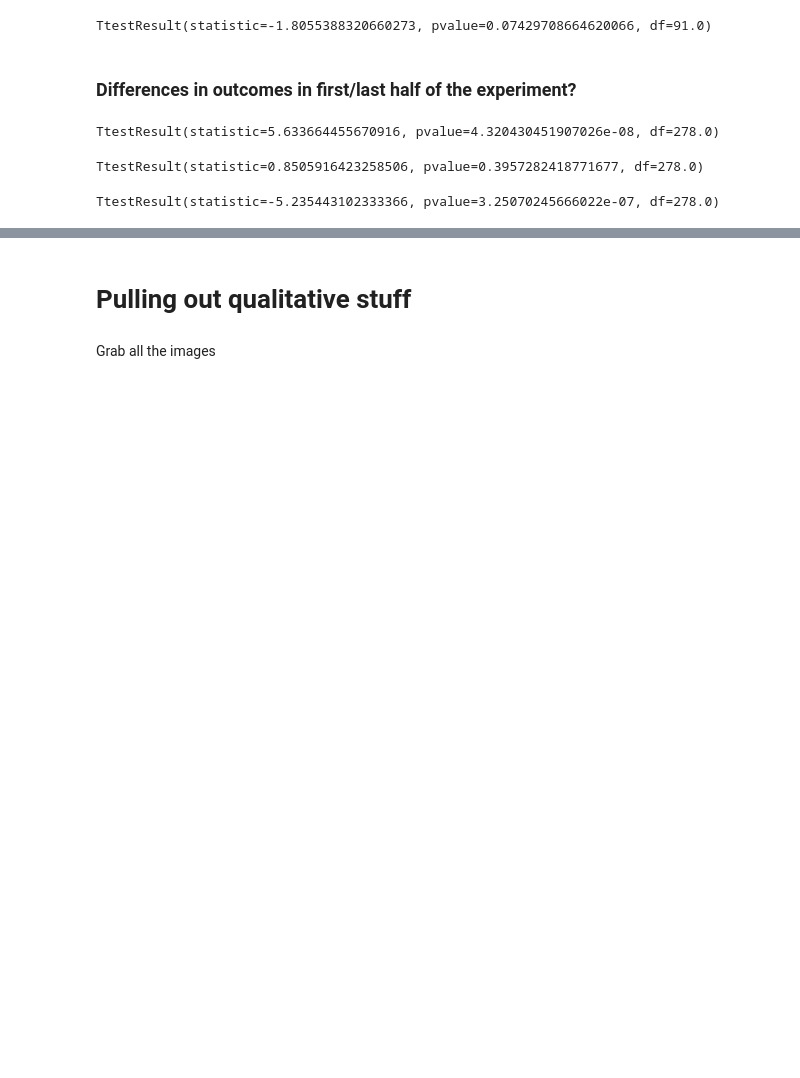
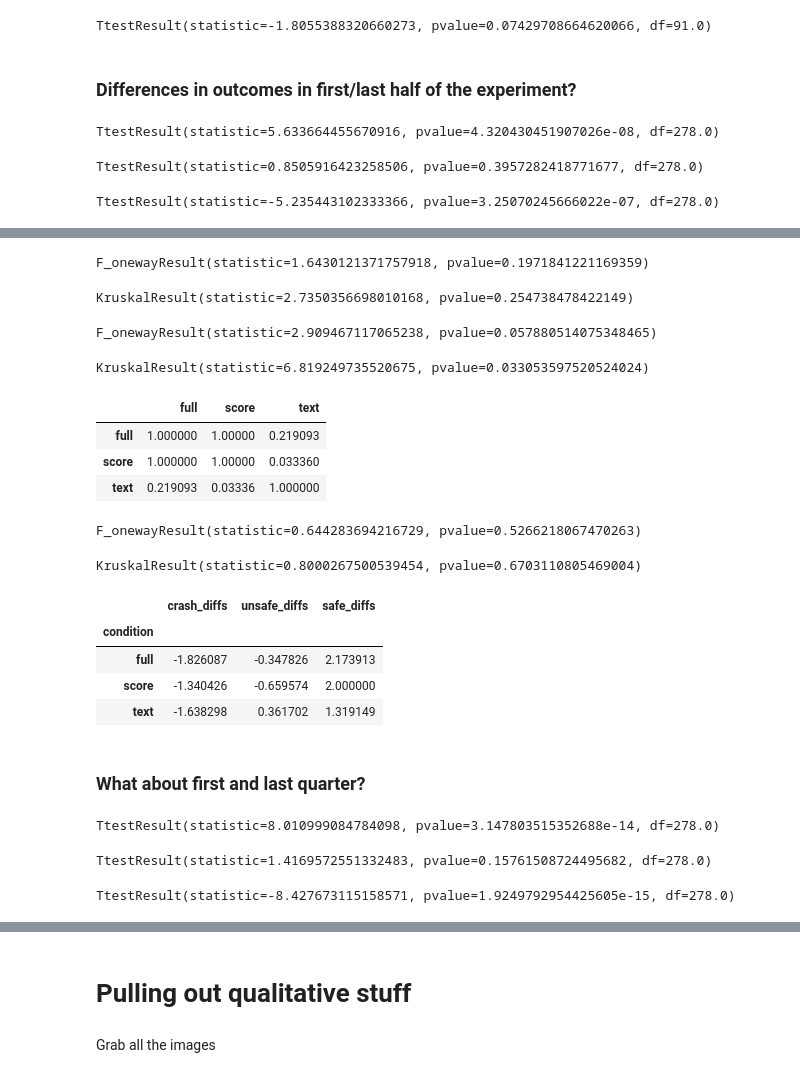
Before and after one commit to cairo-robotics/llm-multimodal-drone-feedback, a Jupyter notebook: analysis/analysis_brainstorm.ipynb, the cells around one changed output, grey strips where cells are left out. Cells and saved outputs as stored; diff of their text form; code cells hidden in the pictures; blank space fills up the shorter version.

Commit message:
look at if increase in safe landings changes between groups

```diff
--- a/analysis/analysis_brainstorm.ipynb
+++ b/analysis/analysis_brainstorm.ipynb
@@ -1935,9 +1935,9 @@ TtestResult(statistic=-1.8055388320660273, pvalue=0.07429708664620066, df=91.0)
 first_half = all_responses[all_responses['trial'] < 11]
 second_half = all_responses[all_responses['trial'] >= 11]
 # %%
-outcome_counts1 = first_half.groupby('prolific_id')['outcome'].value_counts().unstack()
+outcome_counts1 = pd.merge(first_half.groupby('prolific_id')['outcome'].value_counts().unstack(), merged_filtered[['prolific_id', 'condition']], left_index=True, right_on='prolific_id')
 # %%
-outcome_counts2 = second_half.groupby('prolific_id')['outcome'].value_counts().unstack()
+outcome_counts2 = pd.merge(second_half.groupby('prolific_id')['outcome'].value_counts().unstack(), merged_filtered[['prolific_id', 'condition']], left_index=True, right_on='prolific_id')
 # %%
 stats.ttest_ind(outcome_counts1['Crash'], outcome_counts2['Crash'])
 # %% [output]
@@ -1954,0 +1989,57 @@ TtestResult(statistic=-5.235443102333366, pvalue=3.25070245666022e-07, df=278.0)
+# %%
+outcome_counts2['safe_diffs'] = outcome_counts2['Safe'] - outcome_counts1['Safe']
+outcome_counts2['unsafe_diffs'] = outcome_counts2['Unsafe'] - outcome_counts1['Unsafe']
+outcome_counts2['crash_diffs'] = outcome_counts2['Crash'] - outcome_counts1['Crash']
+# %%
+stats.f_oneway(outcome_counts2[outcome_counts2['condition'] == 'score']['safe_diffs'],
+              outcome_counts2[outcome_counts2['condition'] == 'text']['safe_diffs'],
+              outcome_counts2[outcome_counts2['condition'] == 'full']['safe_diffs'])
+# %% [output]
+F_onewayResult(statistic=1.6430121371757918, pvalue=0.1971841221169359)
+# %%
+stats.kruskal(outcome_counts2[outcome_counts2['condition'] == 'score']['safe_diffs'],
+              outcome_counts2[outcome_counts2['condition'] == 'text']['safe_diffs'],
+              outcome_counts2[outcome_counts2['condition'] == 'full']['safe_diffs'])
+# %% [output]
+KruskalResult(statistic=2.7350356698010168, pvalue=0.254738478422149)
+# %%
+stats.f_oneway(outcome_counts2[outcome_counts2['condition'] == 'score']['unsafe_diffs'],
+              outcome_counts2[outcome_counts2['condition'] == 'text']['unsafe_diffs'],
+              outcome_counts2[outcome_counts2['condition'] == 'full']['unsafe_diffs'])
+# %% [output]
+F_onewayResult(statistic=2.909467117065238, pvalue=0.057880514075348465)
+# %%
+stats.kruskal(outcome_counts2[outcome_counts2['condition'] == 'score']['unsafe_diffs'],
+              outcome_counts2[outcome_counts2['condition'] == 'text']['unsafe_diffs'],
+              outcome_counts2[outcome_counts2['condition'] == 'full']['unsafe_diffs'])
+# %% [output]
+KruskalResult(statistic=6.819249735520675, pvalue=0.033053597520524024)
+# %%
+sp.posthoc_dunn(outcome_counts2, val_col='unsafe_diffs', group_col='condition', p_adjust='bonferroni')
+# %% [output]
+|  | full | score | text |
+| full | 1.000000 | 1.00000 | 0.219093 |
+| score | 1.000000 | 1.00000 | 0.033360 |
+| text | 0.219093 | 0.03336 | 1.000000 |
+# %%
+stats.f_oneway(outcome_counts2[outcome_counts2['condition'] == 'score']['crash_diffs'],
+              outcome_counts2[outcome_counts2['condition'] == 'text']['crash_diffs'],
+              outcome_counts2[outcome_counts2['condition'] == 'full']['crash_diffs'])
+# %% [output]
+F_onewayResult(statistic=0.644283694216729, pvalue=0.5266218067470263)
+# %%
+stats.kruskal(outcome_counts2[outcome_counts2['condition'] == 'score']['crash_diffs'],
+              outcome_counts2[outcome_counts2['condition'] == 'text']['crash_diffs'],
+              outcome_counts2[outcome_counts2['condition'] == 'full']['crash_diffs'])
+# %% [output]
+KruskalResult(statistic=0.8000267500539454, pvalue=0.6703110805469004)
+# %%
+outcome_counts2.groupby('condition')[['crash_diffs','unsafe_diffs','safe_diffs']].mean()
+# %% [output]
+|  | crash_diffs | unsafe_diffs | safe_diffs |
+| condition |  |  |  |
+| full | -1.826087 | -0.347826 | 2.173913 |
+| score | -1.340426 | -0.659574 | 2.000000 |
+| text | -1.638298 | 0.361702 | 1.319149 |
+# %% [markdown]
+### What about first and last quarter?
@@ -1954,0 +2052,12 @@ TtestResult(statistic=-5.235443102333366, pvalue=3.25070245666022e-07, df=278.0)
+# %%
+stats.ttest_ind(outcome_counts_q1['Crash'], outcome_counts_q4['Crash'])
+# %% [output]
+TtestResult(statistic=8.010999084784098, pvalue=3.147803515352688e-14, df=278.0)
+# %%
+stats.ttest_ind(outcome_counts_q1['Unsafe'], outcome_counts_q4['Unsafe'])
+# %% [output]
+TtestResult(statistic=1.4169572551332483, pvalue=0.15761508724495682, df=278.0)
+# %%
+stats.ttest_ind(outcome_counts_q1['Safe'], outcome_counts_q4['Safe'])
+# %% [output]
+TtestResult(statistic=-8.427673115158571, pvalue=1.9249792954425605e-15, df=278.0)
```
Also changed, not shown: parts of 29 cells of this notebook.
